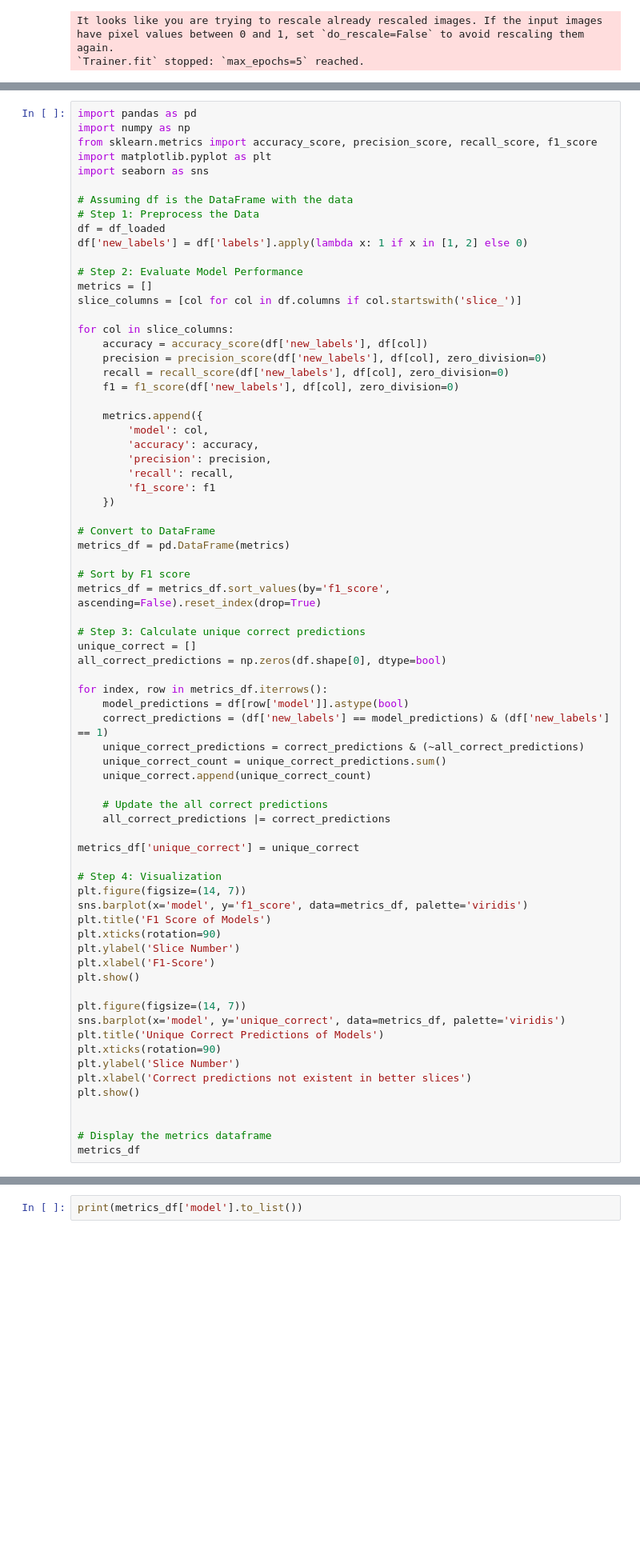
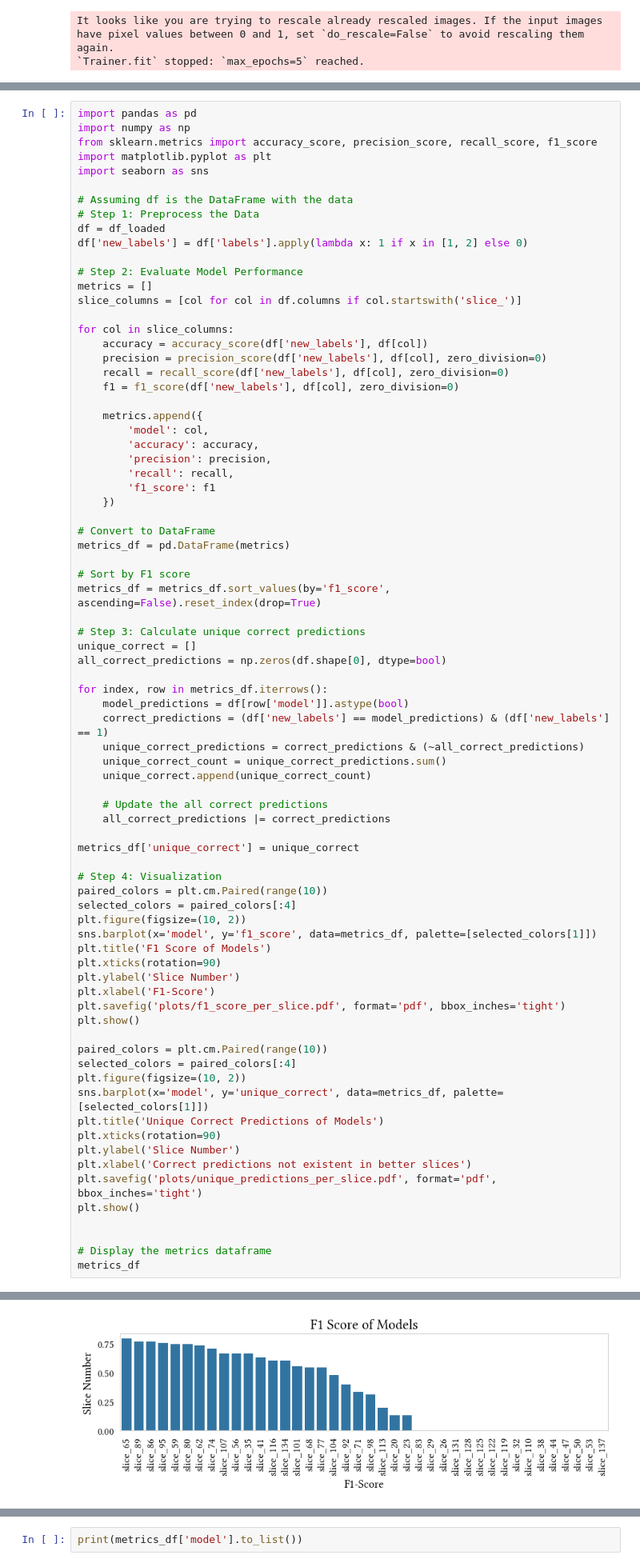
Before and after one commit to HenriSmidt/Alzheimer_Detection, a Jupyter notebook: slice_evaluation.ipynb, the cells around one changed output, grey strips where cells are left out. Shown at 80% size. Saved outputs shown, nothing was run; the diff lists cells and outputs as text; blank space fills up the shorter version.

```diff
--- a/slice_evaluation.ipynb
+++ b/slice_evaluation.ipynb
@@ -501,20 +510,26 @@ for index, row in metrics_df.iterrows():
 metrics_df['unique_correct'] = unique_correct
 
 # Step 4: Visualization
-plt.figure(figsize=(14, 7))
-sns.barplot(x='model', y='f1_score', data=metrics_df, palette='viridis')
+paired_colors = plt.cm.Paired(range(10))
+selected_colors = paired_colors[:4]
+plt.figure(figsize=(10, 2))
+sns.barplot(x='model', y='f1_score', data=metrics_df, palette=[selected_colors[1]])
 plt.title('F1 Score of Models')
 plt.xticks(rotation=90)
 plt.ylabel('Slice Number')
 plt.xlabel('F1-Score')
+plt.savefig('plots/f1_score_per_slice.pdf', format='pdf', bbox_inches='tight')
 plt.show()
 
-plt.figure(figsize=(14, 7))
-sns.barplot(x='model', y='unique_correct', data=metrics_df, palette='viridis')
+paired_colors = plt.cm.Paired(range(10))
+selected_colors = paired_colors[:4]
+plt.figure(figsize=(10, 2))
+sns.barplot(x='model', y='unique_correct', data=metrics_df, palette=[selected_colors[1]])
 plt.title('Unique Correct Predictions of Models')
 plt.xticks(rotation=90)
 plt.ylabel('Slice Number')
 plt.xlabel('Correct predictions not existent in better slices')
+plt.savefig('plots/unique_predictions_per_slice.pdf', format='pdf', bbox_inches='tight')
 plt.show()
 
 
@@ -524,0 +544 @@ ValueError: Classification metrics can't handle a mix of binary and continuous t
+[figure, added]
```
Also changed, not shown: parts of 6 cells of this notebook, 3 other files.
